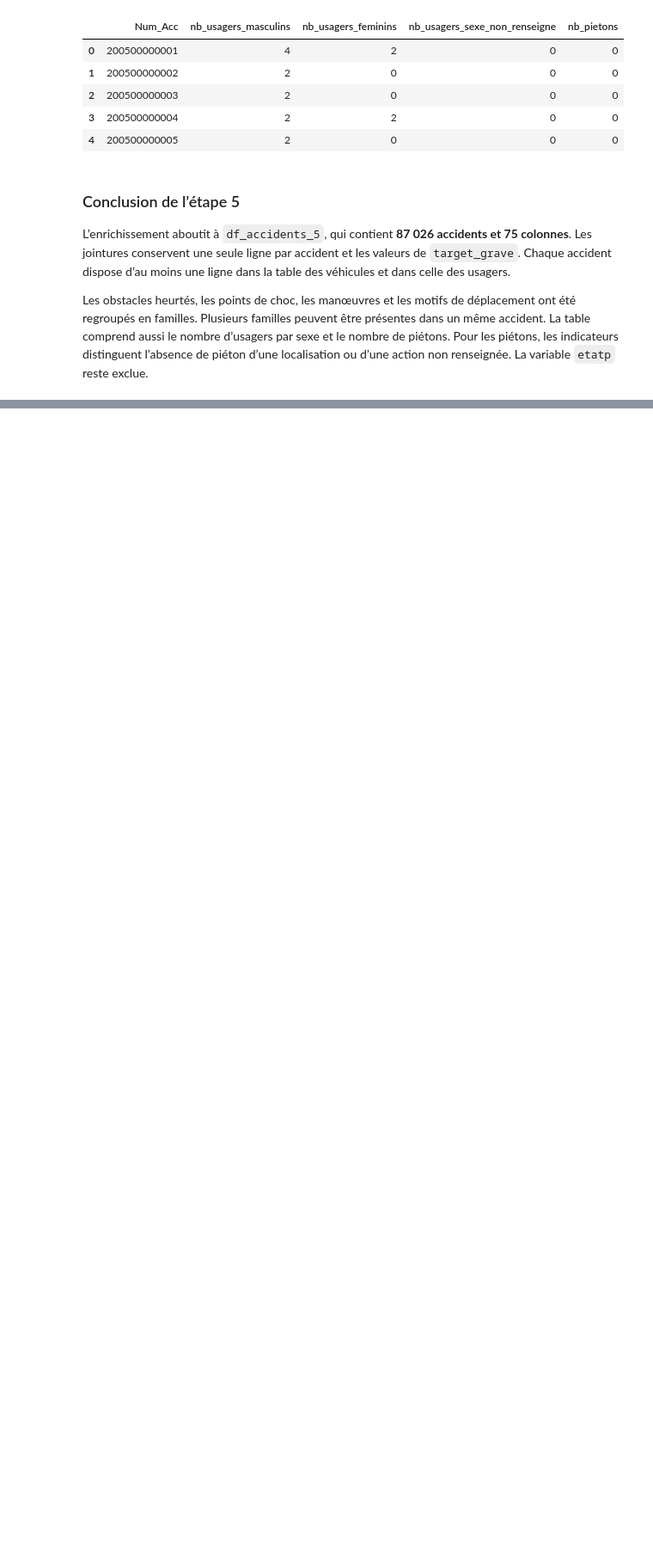
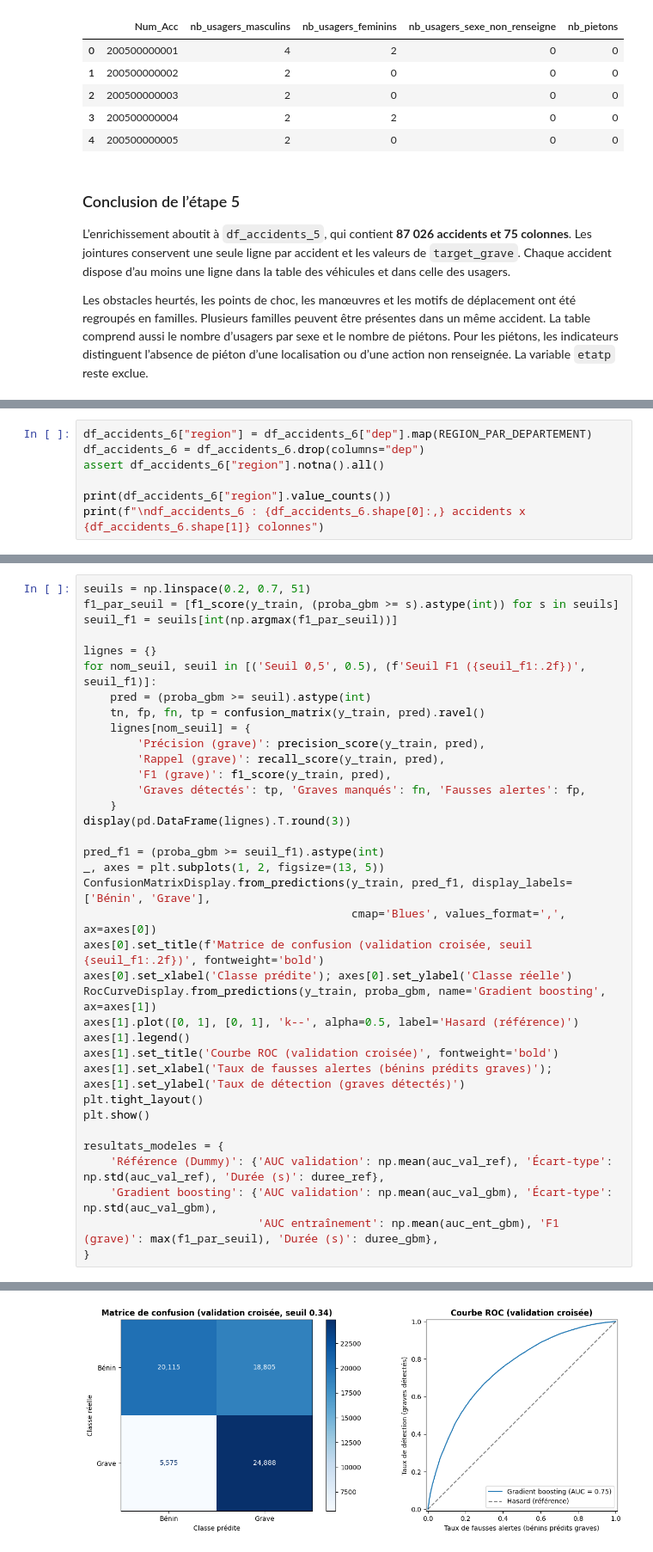
Before and after one commit to mathieu10266/AAA_Prediction-de-la-gravite-des-accidents-de-la-route-en-France, a Jupyter notebook: AAA_Accidents_en_France.ipynb, the cells around one changed output, grey strips where cells are left out. Shown at 86% size. Drawn from its saved outputs; the diff is of its cells as text; blank space fills up the shorter version.

```diff
--- a/AAA_Accidents_en_France.ipynb
+++ b/AAA_Accidents_en_France.ipynb
@@ -1430,0 +1507,7 @@ Les obstacles heurtés, les points de choc, les manœuvres et les motifs de dép
+# %%
+df_accidents_6["region"] = df_accidents_6["dep"].map(REGION_PAR_DEPARTEMENT)
+df_accidents_6 = df_accidents_6.drop(columns="dep")
+assert df_accidents_6["region"].notna().all()
+
+print(df_accidents_6["region"].value_counts())
+print(f"\ndf_accidents_6 : {df_accidents_6.shape[0]:,} accidents x {df_accidents_6.shape[1]} colonnes")
@@ -1430,0 +1663,37 @@ Les obstacles heurtés, les points de choc, les manœuvres et les motifs de dép
+# %%
+seuils = np.linspace(0.2, 0.7, 51)
+f1_par_seuil = [f1_score(y_train, (proba_gbm >= s).astype(int)) for s in seuils]
+seuil_f1 = seuils[int(np.argmax(f1_par_seuil))]
+
+lignes = {}
+for nom_seuil, seuil in [('Seuil 0,5', 0.5), (f'Seuil F1 ({seuil_f1:.2f})', seuil_f1)]:
+    pred = (proba_gbm >= seuil).astype(int)
+    tn, fp, fn, tp = confusion_matrix(y_train, pred).ravel()
+    lignes[nom_seuil] = {
+        'Précision (grave)': precision_score(y_train, pred),
+        'Rappel (grave)': recall_score(y_train, pred),
+        'F1 (grave)': f1_score(y_train, pred),
+        'Graves détectés': tp, 'Graves manqués': fn, 'Fausses alertes': fp,
+    }
+display(pd.DataFrame(lignes).T.round(3))
+
+pred_f1 = (proba_gbm >= seuil_f1).astype(int)
+_, axes = plt.subplots(1, 2, figsize=(13, 5))
+ConfusionMatrixDisplay.from_predictions(y_train, pred_f1, display_labels=['Bénin', 'Grave'],
+                                        cmap='Blues', values_format=',', ax=axes[0])
+axes[0].set_title(f'Matrice de confusion (validation croisée, seuil {seuil_f1:.2f})', fontweight='bold')
+axes[0].set_xlabel('Classe prédite'); axes[0].set_ylabel('Classe réelle')
+RocCurveDisplay.from_predictions(y_train, proba_gbm, name='Gradient boosting', ax=axes[1])
+axes[1].plot([0, 1], [0, 1], 'k--', alpha=0.5, label='Hasard (référence)')
+axes[1].legend()
+axes[1].set_title('Courbe ROC (validation croisée)', fontweight='bold')
+axes[1].set_xlabel('Taux de fausses alertes (bénins prédits graves)'); axes[1].set_ylabel('Taux de détection (graves détectés)')
+plt.tight_layout()
+plt.show()
+
+resultats_modeles = {
+    'Référence (Dummy)': {'AUC validation': np.mean(auc_val_ref), 'Écart-type': np.std(auc_val_ref), 'Durée (s)': duree_ref},
+    'Gradient boosting': {'AUC validation': np.mean(auc_val_gbm), 'Écart-type': np.std(auc_val_gbm),
+                          'AUC entraînement': np.mean(auc_ent_gbm), 'F1 (grave)': max(f1_par_seuil), 'Durée (s)': duree_gbm},
+}
+# %% [output]
@@ -1430,0 +1703 @@ Les obstacles heurtés, les points de choc, les manœuvres et les motifs de dép
+[figure, added]
```
Also changed, not shown: parts of 24 cells of this notebook.
